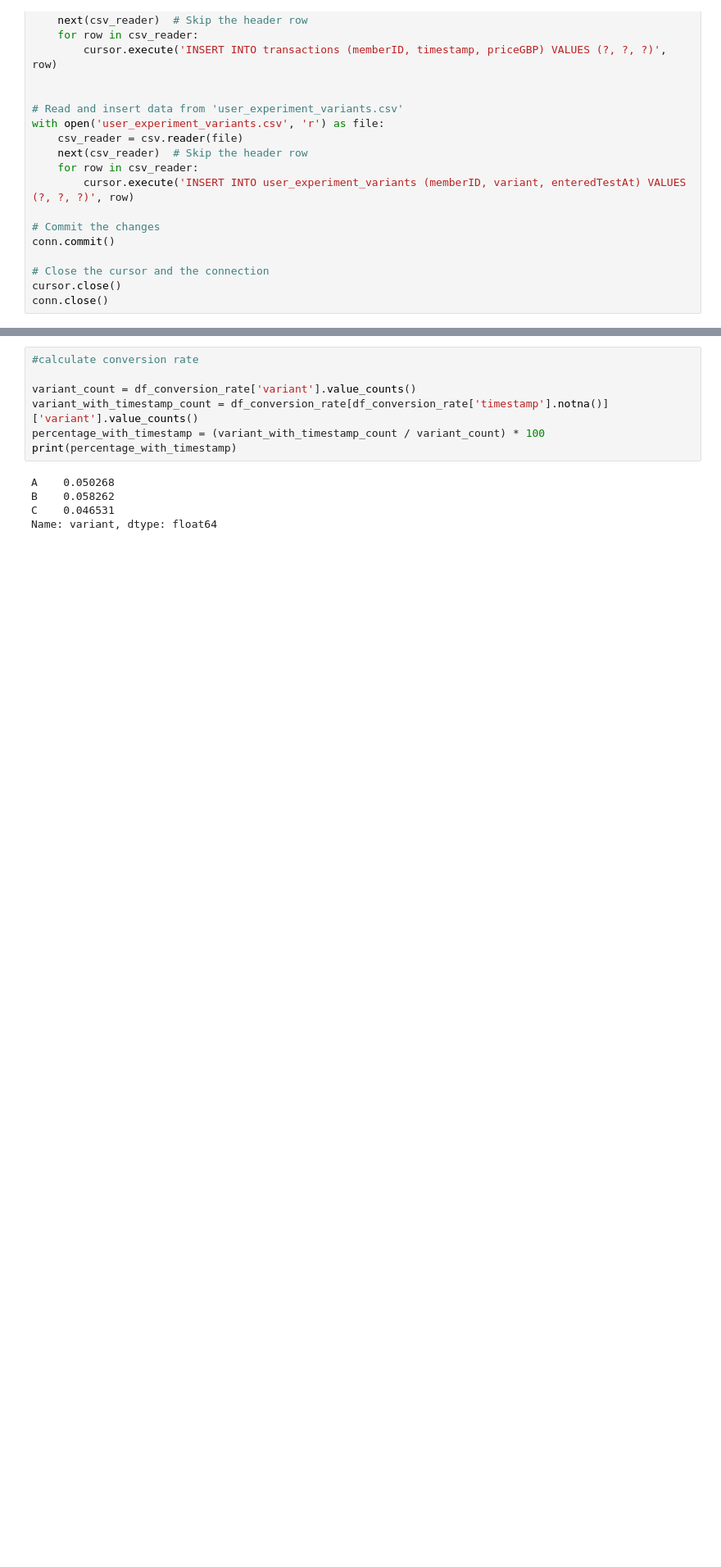
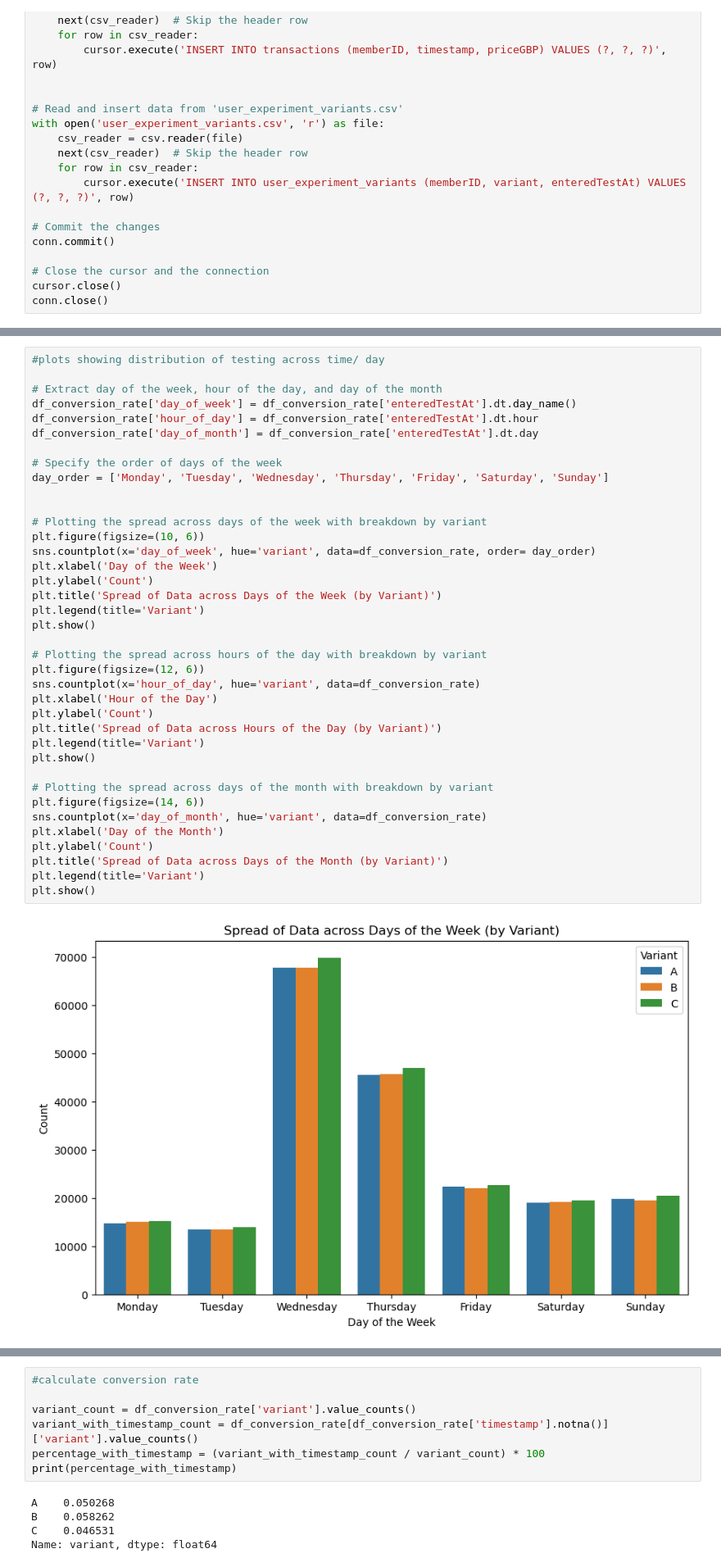
Before and after one commit to sophieporton/dating_app_analytics, a Jupyter notebook: main.ipynb, the cells around one changed output, grey strips where cells are left out. Shown at 82% size. Saved outputs shown, nothing was run; the diff lists cells and outputs as text; blank space fills up the shorter version.

```diff
--- a/main.ipynb
+++ b/main.ipynb
@@ -198,0 +290,40 @@ plt.show()
+# %%
+#plots showing distribution of testing across time/ day
+
+# Extract day of the week, hour of the day, and day of the month
+df_conversion_rate['day_of_week'] = df_conversion_rate['enteredTestAt'].dt.day_name()
+df_conversion_rate['hour_of_day'] = df_conversion_rate['enteredTestAt'].dt.hour
+df_conversion_rate['day_of_month'] = df_conversion_rate['enteredTestAt'].dt.day
+
+# Specify the order of days of the week
+day_order = ['Monday', 'Tuesday', 'Wednesday', 'Thursday', 'Friday', 'Saturday', 'Sunday']
+
+
+# Plotting the spread across days of the week with breakdown by variant
+plt.figure(figsize=(10, 6))
+sns.countplot(x='day_of_week', hue='variant', data=df_conversion_rate, order= day_order)
+plt.xlabel('Day of the Week')
+plt.ylabel('Count')
+plt.title('Spread of Data across Days of the Week (by Variant)')
+plt.legend(title='Variant')
+plt.show()
+
+# Plotting the spread across hours of the day with breakdown by variant
+plt.figure(figsize=(12, 6))
+sns.countplot(x='hour_of_day', hue='variant', data=df_conversion_rate)
+plt.xlabel('Hour of the Day')
+plt.ylabel('Count')
+plt.title('Spread of Data across Hours of the Day (by Variant)')
+plt.legend(title='Variant')
+plt.show()
+
+# Plotting the spread across days of the month with breakdown by variant
+plt.figure(figsize=(14, 6))
+sns.countplot(x='day_of_month', hue='variant', data=df_conversion_rate)
+plt.xlabel('Day of the Month')
+plt.ylabel('Count')
+plt.title('Spread of Data across Days of the Month (by Variant)')
+plt.legend(title='Variant')
+plt.show()
+# %% [output]
+[figure, added]
```
Also changed, not shown: parts of 49 cells of this notebook.
